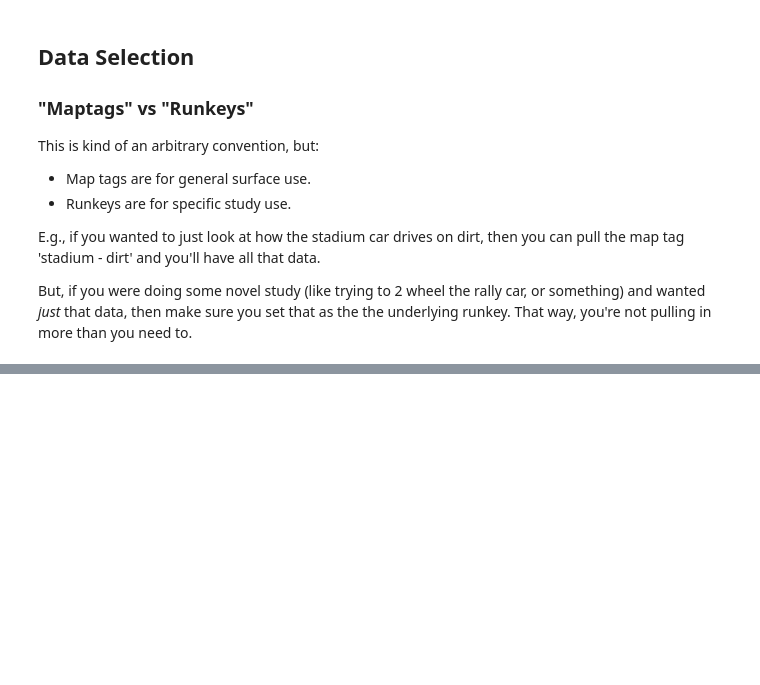
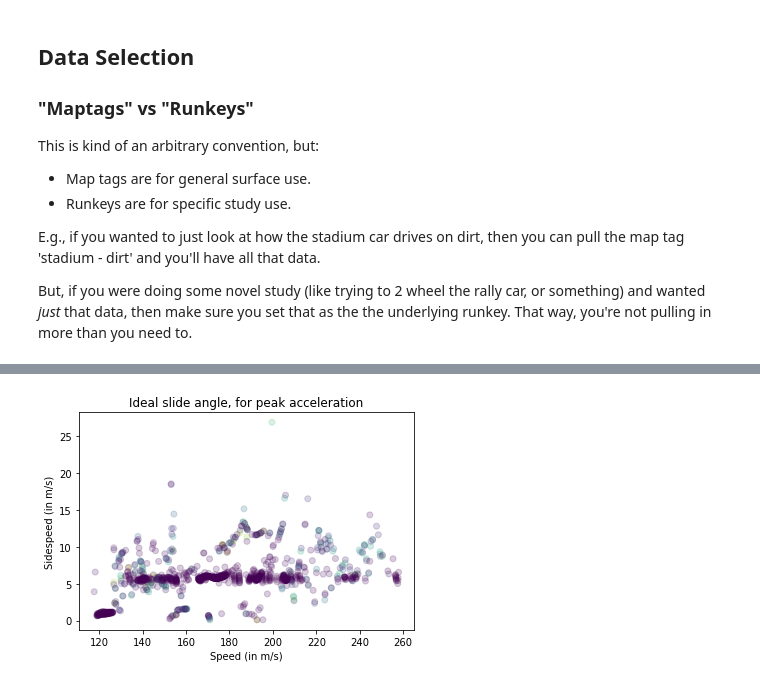
Before and after one commit to smalljustin/gigachad-analysis-workbook, a Jupyter notebook: gigachad-analysis-workbook.ipynb, the cells around one changed output, grey strips where cells are left out. Cells and saved outputs as stored; diff of their text form; code cells hidden in the pictures; blank space fills up the shorter version.

Commit message:
Updated with real methodology

```diff
--- a/gigachad-analysis-workbook.ipynb
+++ b/gigachad-analysis-workbook.ipynb
@@ -113,0 +132,74 @@ plt.show()
+# %%
+# This is the profile for plastic and road.
+# Grass and dirt are similar, except for a uniform 10% reduction
+# source: https://www.youtube.com/watch?v=KfMIT5cbO2g&t=260s
+
+# Format:
+# [(start_speed, acc), ...]
+
+# Unit here is km/h, km/h/s
+BASE_ACCEL_RAW = [
+    (100, 57),
+    (200, 40),
+    (400, 25),
+    (1000, 20)
+]
+
+# Transforms this into meters/second, meters/second/second
+BASE_ACCEL_MS = list(map(lambda x: (x[0] / 3.6, x[1] / 3600), BASE_ACCEL_RAW))
+
+def analyze_fs_df(df, minv=400, maxv=999, is_slow_surface=False):
+    df = df[df["speed"] > (minv / 3.6)]
+    df = df[df["speed"] < (maxv / 3.6)].copy()
+
+    # Set the 'base' acceleration for each row. This is how fast the car would accelerate without sliding.
+    df["base_accel"] = df["speed"].apply(lambda val: next(filter(lambda tup: tup[0] > val, BASE_ACCEL_MS))[1])
+
+    # Use rolling average of acceleration instead of raw
+    df["acc_rolling"] = df["acc"].rolling(1).mean()
+
+    # Sidespeed is easier to work with than raw angles - this is really just a conventional choice, though, so
+    # it doesn't really matter. It's what I did for GCP :)
+    df["sidespeed"] = df["speed"] * np.sin(df["slipDir"])
+
+    # Break into subgroups based on speed.
+    df["speed_group"] = pd.cut(df["speed"], 10)
+
+    if is_slow_surface:
+        df["base_accel"] *= 0.9
+
+    max_acc = {}
+    for group in df["speed_group"].unique():
+        max_acc[group] = np.percentile(df[df["speed_group"] == group]["acc_rolling"], 95)
+
+    # Now max-acc has a mapping of 'speed group' -> 'max acceleration for that speed group'.
+
+    # Normalize acceleration, so it's between 0 and 1 (approximately).
+    df["acc_normalized"] = df.apply(lambda row: row["acc_rolling"] / max_acc[row["speed_group"]], axis=1)
+
+    # Now filter, so we're only looking at the fastest accelerations.
+    at_max_acc_df = df[df["acc_normalized"] > 0.99]
+
+    plt.xlabel("Speed (in m/s)")
+    plt.ylabel("Sidespeed (in m/s)")
+    plt.title("Ideal slide angle, for peak acceleration")
+
+    # And from here, do manual analysis. Try to draw the line through the data that best represents it.
+    plt.scatter(
+        x=at_max_acc_df["speed"],
+        y=at_max_acc_df["sidespeed"],
+        c=at_max_acc_df["acc_normalized"],
+        alpha=0.2
+    )
+    plt.show()
+
+    # For analysis for GCP, we're not done here. We need:
+    # -> Max acceleration line
+    # -> Acceleration equal to baseline acceleration line
+    # -> Zero acceleration line
+
+    # Slice the dataframe accordingly to make these views, and then apply the same graphical analysis method.
+
+analyze_fs_df(df, minv=400, maxv=999, is_slow_surface=False)
+# %% [output]
+[figure, added]
```
Also changed, not shown: parts of 10 cells of this notebook, 4 other files.
